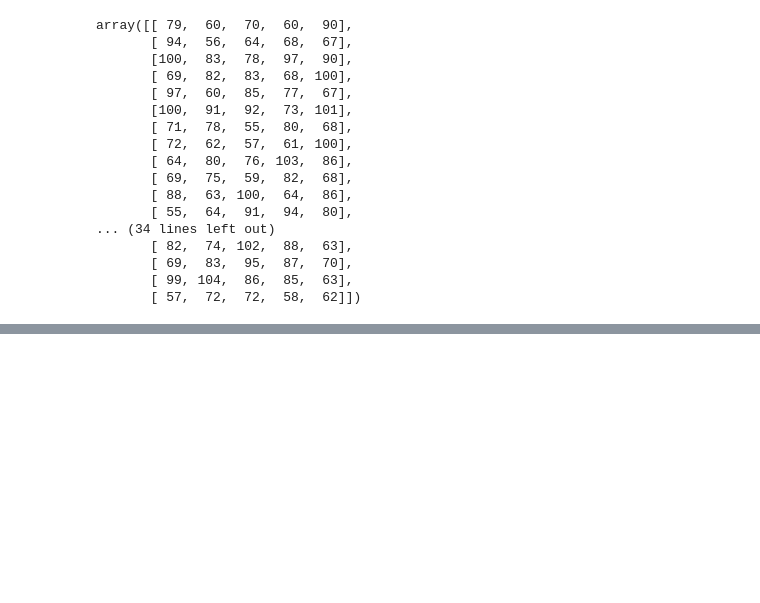
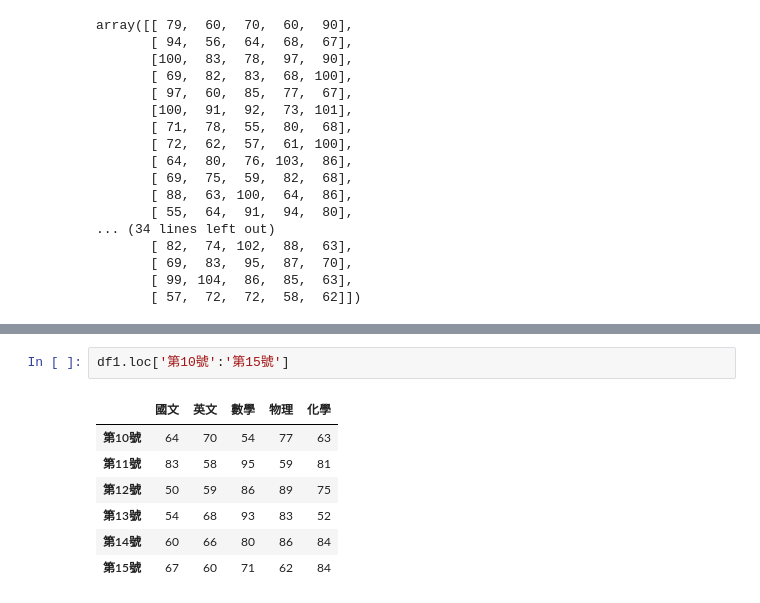
Before and after one commit to Cobratan/_Python-AI_, a Jupyter notebook: lesson11.ipynb, the cells around one changed output, grey strips where cells are left out. Drawn from its saved outputs; the diff is of its cells as text; blank space fills up the shorter version.

```diff
--- a/lesson11.ipynb
+++ b/lesson11.ipynb
@@ -107,0 +106,10 @@ dtype: int64
+# %%
+df1.loc['第10號':'第15號']
+# %% [output]
+|  | 國文 | 英文 | 數學 | 物理 | 化學 |
+| 第10號 | 64 | 70 | 54 | 77 | 63 |
+| 第11號 | 83 | 58 | 95 | 59 | 81 |
+| 第12號 | 50 | 59 | 86 | 89 | 75 |
+| 第13號 | 54 | 68 | 93 | 83 | 52 |
+| 第14號 | 60 | 66 | 80 | 86 | 84 |
+| 第15號 | 67 | 60 | 71 | 62 | 84 |
```
Also changed, not shown: parts of 6 cells of this notebook.
